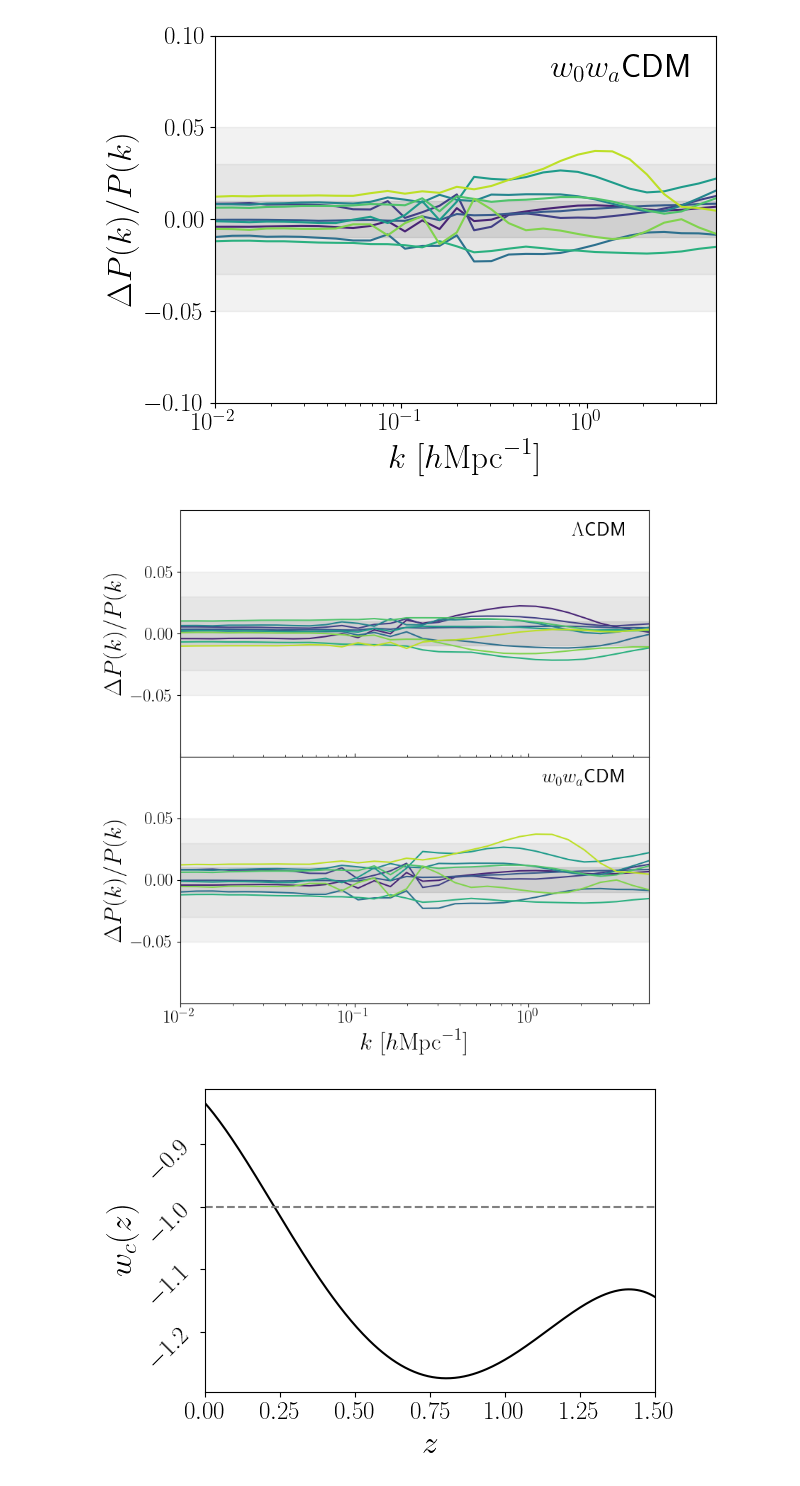
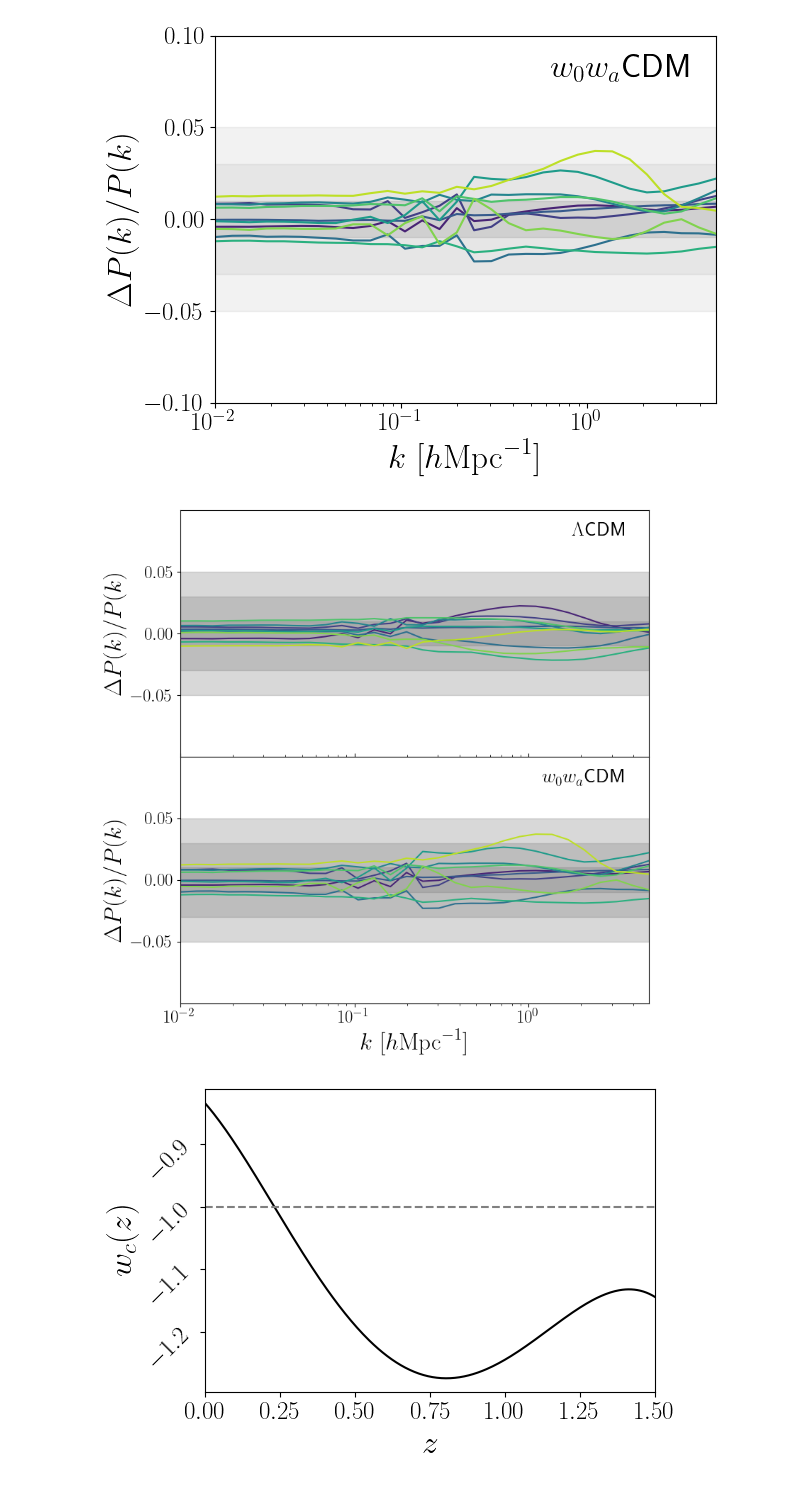
Before and after one commit to pltaylor16/odd_emu, a Jupyter notebook: bacco/results_bacco.ipynb, the cells around one changed output. Saved outputs shown, nothing was run; the diff lists cells and outputs as text; code cells hidden in the pictures.

```diff
--- a/bacco/results_bacco.ipynb
+++ b/bacco/results_bacco.ipynb
@@ -623,9 +613,9 @@ fig, (ax1, ax2) = plt.subplots(
 # --- Plot 1: ΛCDM residuals on ax1 ---
 for j in range(10):
     ax1.plot(k, residual_lcdm[j], color=colors[j])  # Assuming you've stored them in a list
-ax1.axhspan(-0.01, 0.01, color='gray', alpha=0.2)
-ax1.axhspan(-0.03, 0.03, color='gray', alpha=0.1)
-ax1.axhspan(-0.05, 0.05, color='gray', alpha=0.1)
+ax1.axhspan(-0.01, 0.01, color='gray', alpha=0.3)
+ax1.axhspan(-0.03, 0.03, color='gray', alpha=0.3)
+ax1.axhspan(-0.05, 0.05, color='gray', alpha=0.3)
 ax1.set_yscale("linear")
 ax1.set_ylabel(r"$\Delta P(k)/P(k)$")
 ax1.set_ylim(-0.1, 0.1)
@@ -635,9 +625,9 @@ ax1.text(0.95, 0.95, r"$\Lambda$CDM", ha='right', va='top', transform=ax1.transA
 # --- Plot 2: w₀–wₐCDM residuals on ax2 ---
 for j in range(10):
     ax2.plot(k, residual_wz[j], color=colors[j])  # Again assuming stored per run
-ax2.axhspan(-0.01, 0.01, color='gray', alpha=0.2)
-ax2.axhspan(-0.03, 0.03, color='gray', alpha=0.1)
-ax2.axhspan(-0.05, 0.05, color='gray', alpha=0.1)
+ax2.axhspan(-0.01, 0.01, color='gray', alpha=0.3)
+ax2.axhspan(-0.03, 0.03, color='gray', alpha=0.3)
+ax2.axhspan(-0.05, 0.05, color='gray', alpha=0.3)
 ax2.set_xscale("log")
 ax2.set_xlabel(r"$k\ [h\mathrm{Mpc}^{-1}]$")
 ax2.set_ylabel(r"$\Delta P(k)/P(k)$")
@@ -645,34 +635,34 @@ ax2.set_ylim(-0.1, 0.1)
 ax2.text(0.95, 0.95, r"$w_0$$w_a$CDM", ha='right', va='top', transform=ax2.transAxes, fontsize=20)
 
 # Get tick positions
 yticks1 = ax1.get_yticks()
 yticks2 = ax2.get_yticks()
 
 # Remove bottom tick from top axes to avoid overlap
 yticks1 = yticks1[1:-1]
 yticks2 = yticks2[1:4]
 
 # Set manually
 ax1.set_yticks(yticks1)
 ax2.set_yticks(yticks2)
 
 # Optional: Set labels manually for consistency
 ax1.set_yticklabels([rf"${y:.2f}$" for y in yticks1])
 ax2.set_yticklabels([rf"${y:.2f}$" for y in yticks2])
 
 # Enable top x-ticks on bottom plot
 ax2.tick_params(axis='x', which='both', top=True, labeltop=False)
 
 # Optional: hide bottom x-tick labels on top plot if visible
 ax1.tick_params(axis='x', which='both', bottom=False, labelbottom=False)
 
 # --- Final layout ---
 plt.xlim(k.min(), k.max())
 plt.tight_layout()
 plt.subplots_adjust(hspace=0.05)  # Extra control over spacing if needed
 plt.savefig("plots/error_comparison.pdf")
 # %% [output]
-[figure, old version]
+[figure, new version]
 # %%
 import matplotlib.pyplot as plt
 import jax.numpy as jnp
```
Also changed, not shown: parts of 3 cells of this notebook.
